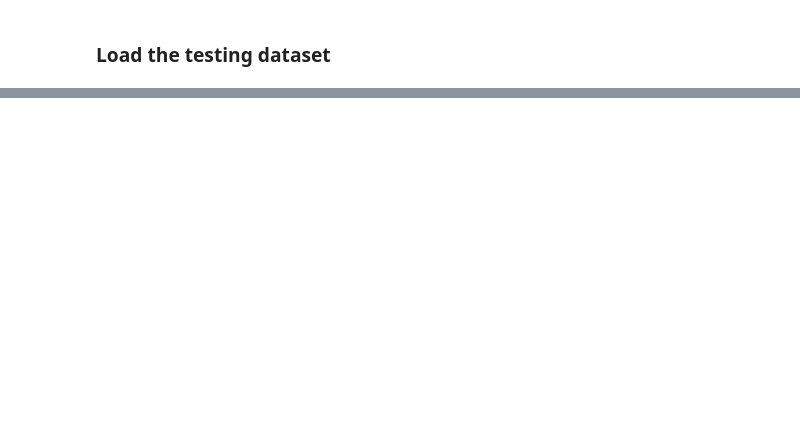
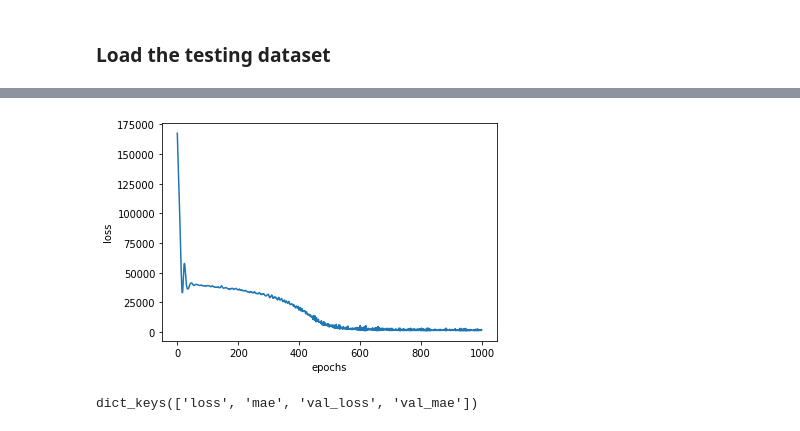
Before and after one commit to DylanB18/nyuMLSummerSchool, a Jupyter notebook: day06/lab_mlp_fish_market_keras_solution.ipynb, the cells around one changed output, grey strips where cells are left out. Saved outputs shown, nothing was run; the diff lists cells and outputs as text; code cells hidden in the pictures; blank space fills up the shorter version.

```diff
--- a/day06/lab_mlp_fish_market_keras_solution.ipynb
+++ b/day06/lab_mlp_fish_market_keras_solution.ipynb
@@ -88,0 +89,13 @@ plt.show()
+# %%
+loss = history.history['val_loss']
+plt.figure()
+plt.plot(loss)
+plt.xlabel('epochs')
+plt.ylabel('loss')
+plt.show()
+# %% [output]
+[figure, added]
+# %%
+history.history.keys()
+# %% [output]
+dict_keys(['loss', 'mae', 'val_loss', 'val_mae'])
```
Also changed, not shown: parts of 3 cells of this notebook, 2 other files.
